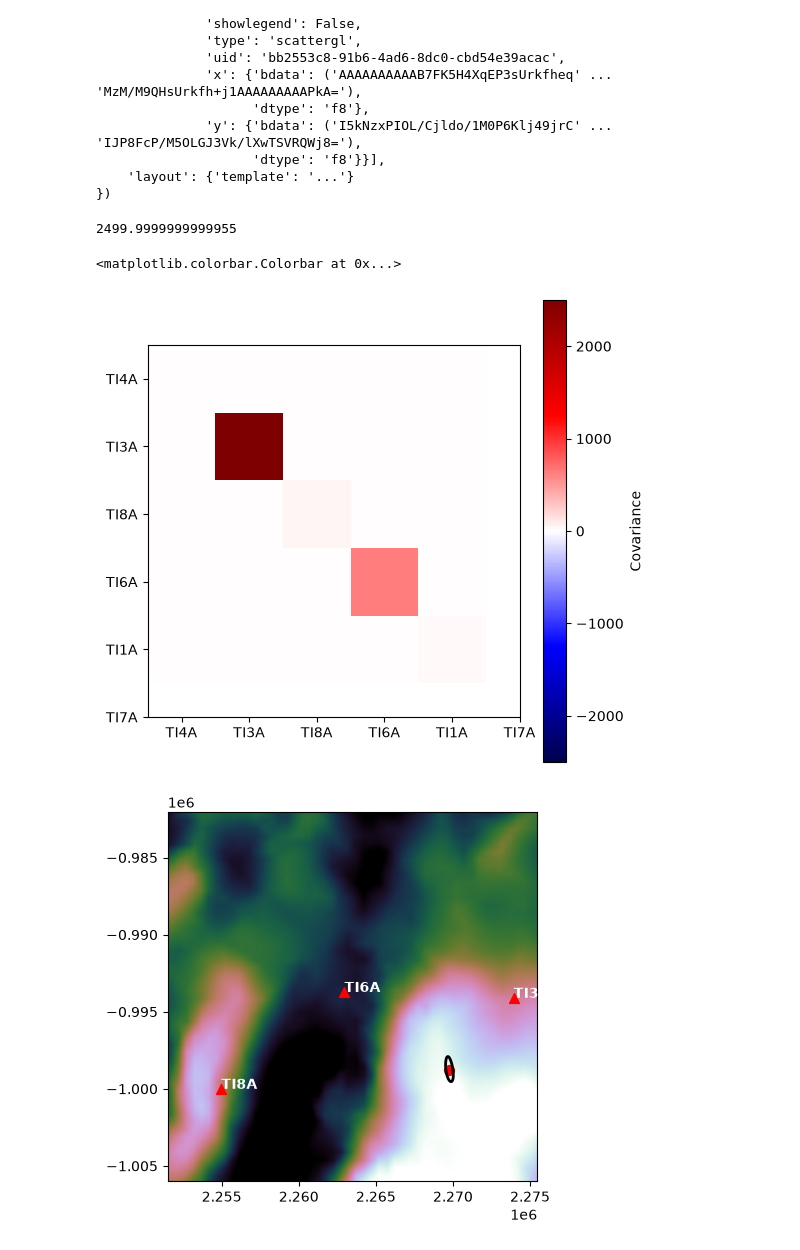
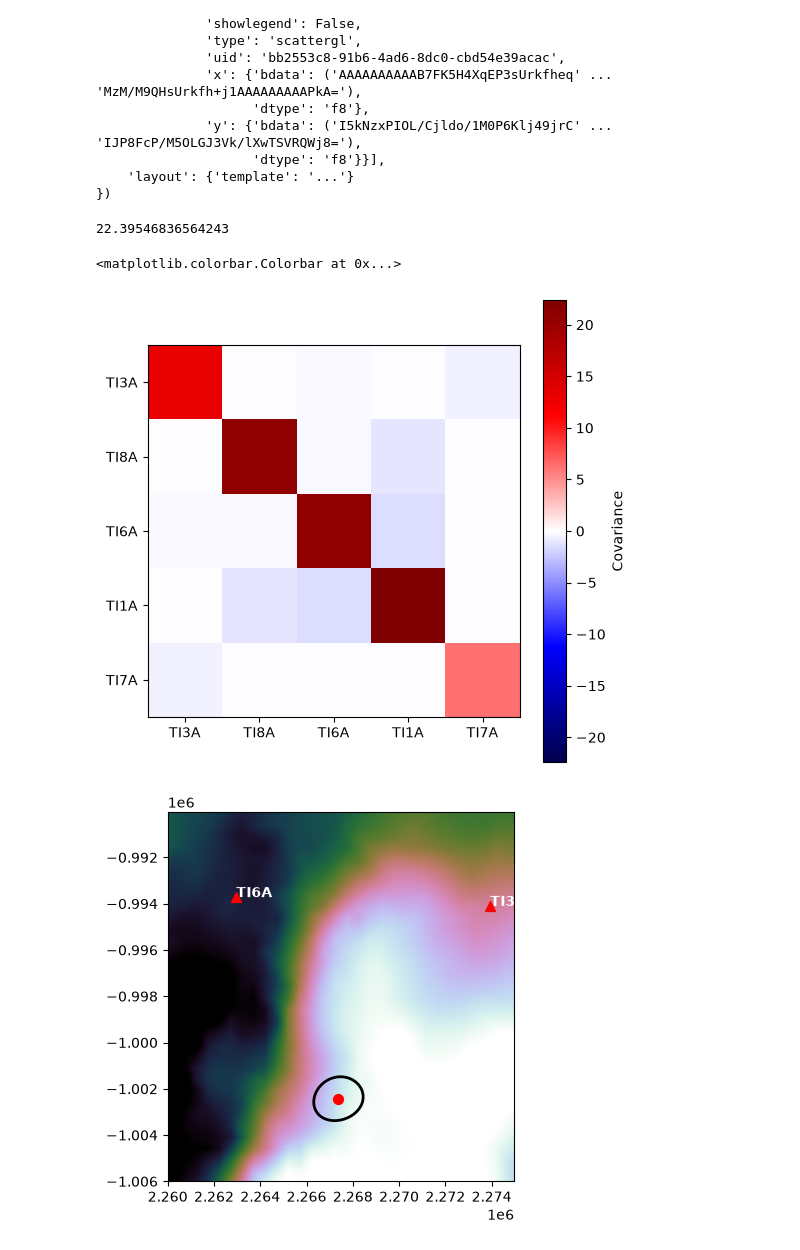
Before and after one commit to JMagyar15/totten-analysis, a Jupyter notebook: waveform_stacking.ipynb, the cells around one changed output. Saved outputs shown, nothing was run; the diff lists cells and outputs as text; code cells hidden in the pictures.

```diff
--- a/waveform_stacking.ipynb
+++ b/waveform_stacking.ipynb
@@ -266,7 +274,7 @@ stacked_streams.keys()
 # %% [output]
 dict_keys([2851, 2557, 2033, 2846, 2757, 2481, 2538, 2859, 1972, 2519, 2860, 2543, 2610, 2553, 2594, 1550, 2802, 2590, 2554, 2800, 2799, 1638])
 # %%
-clust_num = 2033
+clust_num = 2557
 # %%
 station = 'TI8A'
 
@@ -292,7 +300,7 @@ FigureWidgetResampler({
 })
 # %%
 
-directory = '/Users/jaredmagyar/Documents/MappingProducts/' #! replace with path to bed topography netcdf file.
+directory = '/Users/jmagyar/Documents/MappingProducts/' #! replace with path to bed topography netcdf file.
 bedmap3_file = directory + 'bedmap3.nc' #! replace with name of bed topography file
 bedmap3 = xr.open_dataset(bedmap3_file, engine="netcdf4")
 
@@ -300,10 +308,10 @@ hydrology_file = directory + '/hydrology_outputs_ll.nc'
 hydrology_data = xr.open_dataset(hydrology_file, engine="netcdf4")
 
 
-xmin = 2.2515e6
-xmax = 2.2755e6
+xmin = 2.260e6
+xmax = 2.275e6
 ymin = -1.0060e6
-ymax = -0.9820e6
+ymax = -0.990e6
 
 # xmin = 2.2515e6
 # xmax = 2.257e6
@@ -317,6 +325,7 @@ ylin = np.mgrid[ymin:ymax:resolution]
 
 V = 3890 #m/s est
 dV = 100 #m/s std
+sigma_floor = 0.2 #s
 
 Delta = 10000 #m
 
@@ -336,7 +345,7 @@ p_picks = pd.read_csv(os.path.join(a_path,'manual_picks_' + str(clust_num) + '.c
 p_picks['mu'] = p_picks['P1'] + (p_picks['P2'] - p_picks['P1'])/2
 p_picks['sigma'] = (p_picks['P2'] - p_picks['P1'])/4
 
-gamma_xr, C = sa.BedScan(inv,p_picks,bed_grid,V=V,sigma_V=dV,Delta=Delta,bed_error=True,no_model_error=True)
+gamma_xr, C = sa.BedScanUpdate(inv,p_picks,bed_grid,V=V,sigma_V=dV,Delta=Delta,bed_error=True,no_model_error=False,sigma_floor=sigma_floor)
 #t_tilde, h_tilde = sa.BedScan(inv,p_picks,bed_grid,V=3870,sigma_V=dV,Delta=Delta,bed_error=True,no_model_error=True)
 # %%
 gamma = gamma_xr.gamma.to_numpy()
@@ -350,18 +359,18 @@ sta_xy, _ , sta_lst = sa.EPSGStations(inv)
 # %%
 C_inv = np.linalg.inv(C)
 
 fig = plt.figure(figsize=(6,6))
 ax = fig.add_subplot(111)
 lim = np.max(np.abs(C_inv))
 print(lim)
 cov = ax.imshow(C_inv, vmin=-lim, vmax=lim, cmap='seismic')
-ax.set_xticks([0,1,2,3,4,5],sta_lst)
-ax.set_yticks([0,1,2,3,4,5],sta_lst)
+ax.set_xticklabels(sta_lst)
+ax.set_yticklabels(sta_lst)
 plt.colorbar(cov, label='Covariance')
 # %% [output]
-2499.9999999999955
+22.39546836564243
 <matplotlib.colorbar.Colorbar at 0x...>
-[figure, old version]
+[figure, new version]
 # %%
 fig = plt.figure()
 ax = fig.add_subplot(111)
@@ -383,7 +392,7 @@ for i, sta_name in enumerate(sta_lst):
         ax.scatter(sta_x,sta_y,marker='^',color='red',s=50)
         ax.annotate(sta_name,(sta_x,sta_y),c='white',weight='bold',zorder=5,size=10)
 # %% [output]
-[figure, old version]
+[figure, new version]
 # %%
 fig = plt.figure()
 ax = fig.add_subplot(111)
```
Also changed, not shown: parts of 3 cells of this notebook, 2 other files.
